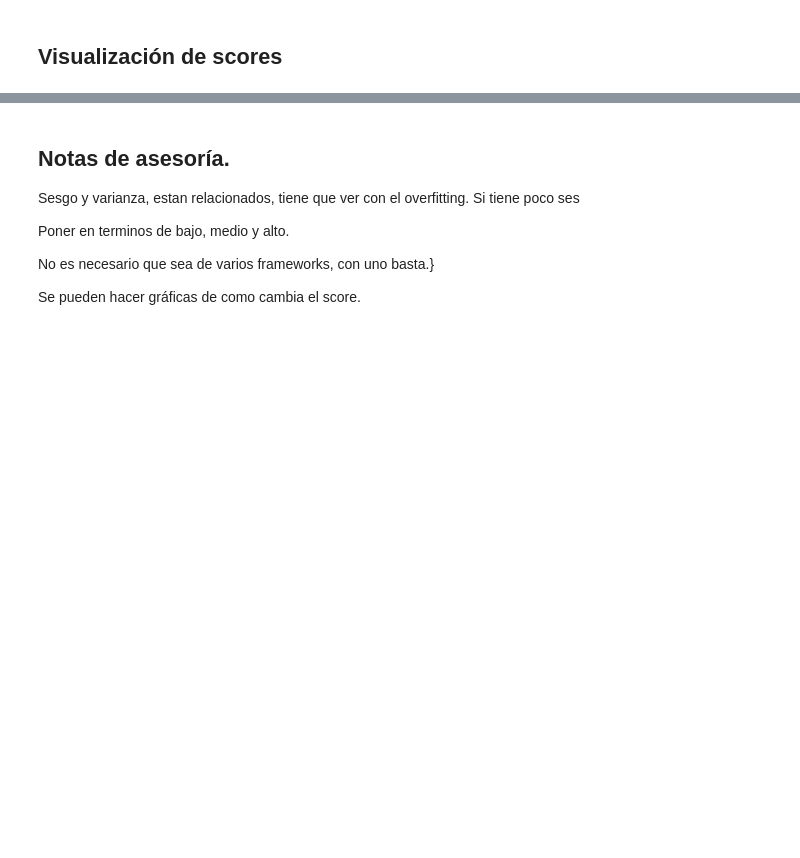
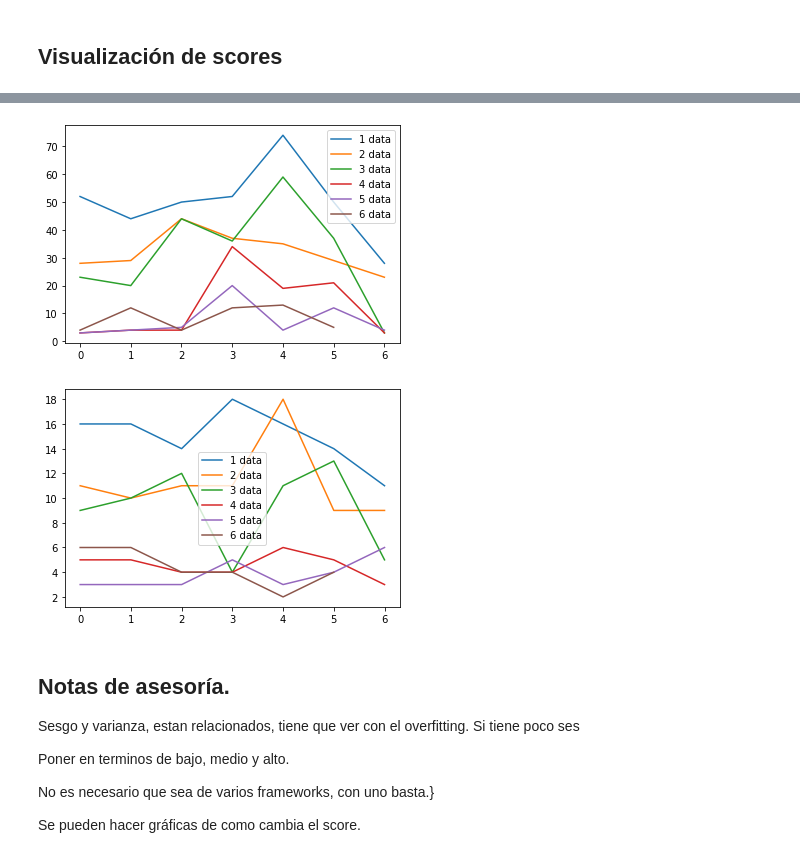
Before and after one commit to 1dgog/TC3006C_portafolio_m2, a Jupyter notebook: a01139500_m2_retro_framework.ipynb, the cells around one changed output, grey strips where cells are left out. Drawn from its saved outputs; the diff is of its cells as text; code cells hidden in the pictures; blank space fills up the shorter version.

```diff
--- a/a01139500_m2_retro_framework.ipynb
+++ b/a01139500_m2_retro_framework.ipynb
@@ -184,3 +232,29 @@ print(confusion_matrix(y_test,pred_test))
+# %%
+sum_incorrecto_train = []
+for ii in range(0,6,1):
+  for jj in range(0,6,1):
+    sum_incorrecto_train.append(np.sum(np.array(almacenamiento_conf_mat_train)[ii,jj])-np.trace(np.array(almacenamiento_conf_mat_train)[ii,jj]))
+sum_incorrecto_test = []
+for ii in range(0,6,1):
+  for jj in range(0,6,1):
+    sum_incorrecto_test.append(np.sum(np.array(almacenamiento_conf_mat_test)[ii,jj])-np.trace(np.array(almacenamiento_conf_mat_test)[ii,jj]))
+# %%
+cont = 0
+for a in range(0,len(np.array(sum_incorrecto_train)),6):
+  cont += 1
+  plt.plot(np.array(sum_incorrecto_train)[a:a+7], label='%s data' % cont)
+plt.legend()
+plt.show()
+
+cont = 0
+for a in range(0,len(np.array(sum_incorrecto_test)),6):
+  cont += 1
+  plt.plot(np.array(sum_incorrecto_test)[a:a+7], label='%s data' % cont)
+plt.legend()
+plt.show()
+# %% [output]
+[figure, added]
+[figure, added]
 # %% [markdown]
 ## Notas de asesoría.
 
```
Also changed, not shown: parts of 14 cells of this notebook.
